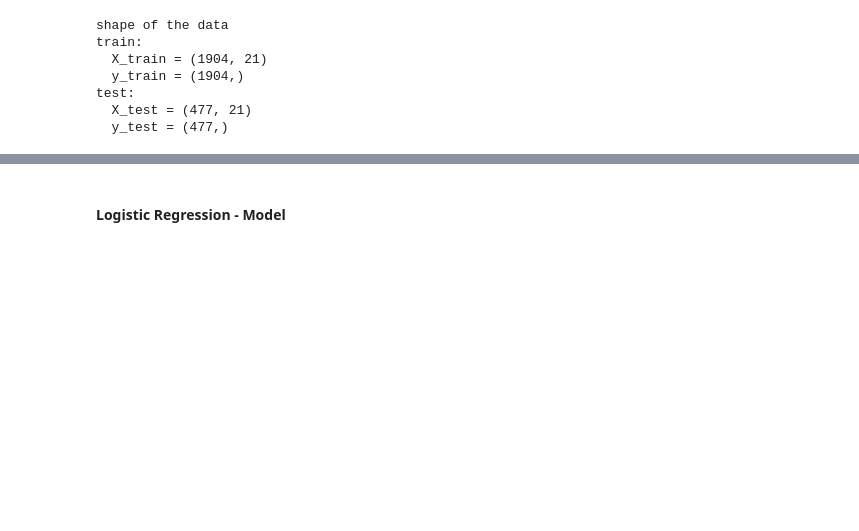
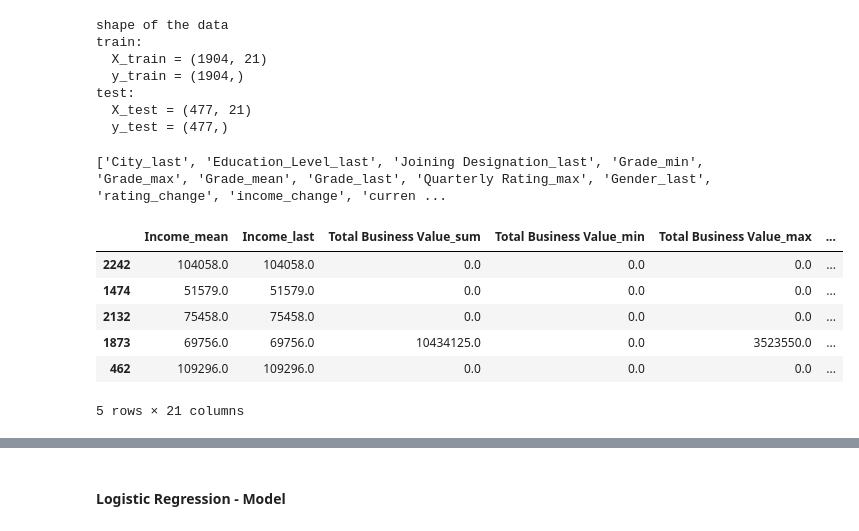
Before and after one commit to PraveenAllam93/data_science_business_cases, a Jupyter notebook: employee churn/model.ipynb, the cells around one changed output, grey strips where cells are left out. Drawn from its saved outputs; the diff is of its cells as text; code cells hidden in the pictures; blank space fills up the shorter version.

```diff
--- a/employee churn/model.ipynb
+++ b/employee churn/model.ipynb
@@ -99,8 +101,21 @@ test:
   y_test = (477,)
 # %%
 cols = [col for col in X_train.columns if df[col].nunique() <= 30 or df[col].dtype == "O"]
+print(cols)
 te = TargetEncoder(cols = cols)
 te.fit(X_train, y_train)
 
 X_train = te.transform(X_train)
 X_test = te.transform(X_test)
+# %% [output]
+['City_last', 'Education_Level_last', 'Joining Designation_last', 'Grade_min', 'Grade_max', 'Grade_mean', 'Grade_last', 'Quarterly Rating_max', 'Gender_last', 'rating_change', 'income_change', 'curren ...
+# %%
+X_train.head()
+# %% [output]
+|  | Income_mean | Income_last | Total Business Value_sum | Total Business Value_min | Total Business Value_max | ... |
+| 2242 | 104058.0 | 104058.0 | 0.0 | 0.0 | 0.0 | ... |
+| 1474 | 51579.0 | 51579.0 | 0.0 | 0.0 | 0.0 | ... |
+| 2132 | 75458.0 | 75458.0 | 0.0 | 0.0 | 0.0 | ... |
+| 1873 | 69756.0 | 69756.0 | 10434125.0 | 0.0 | 3523550.0 | ... |
+| 462 | 109296.0 | 109296.0 | 0.0 | 0.0 | 0.0 | ... |
+5 rows × 21 columns
```
Also changed, not shown: parts of 4 cells of this notebook, 3 other files.
